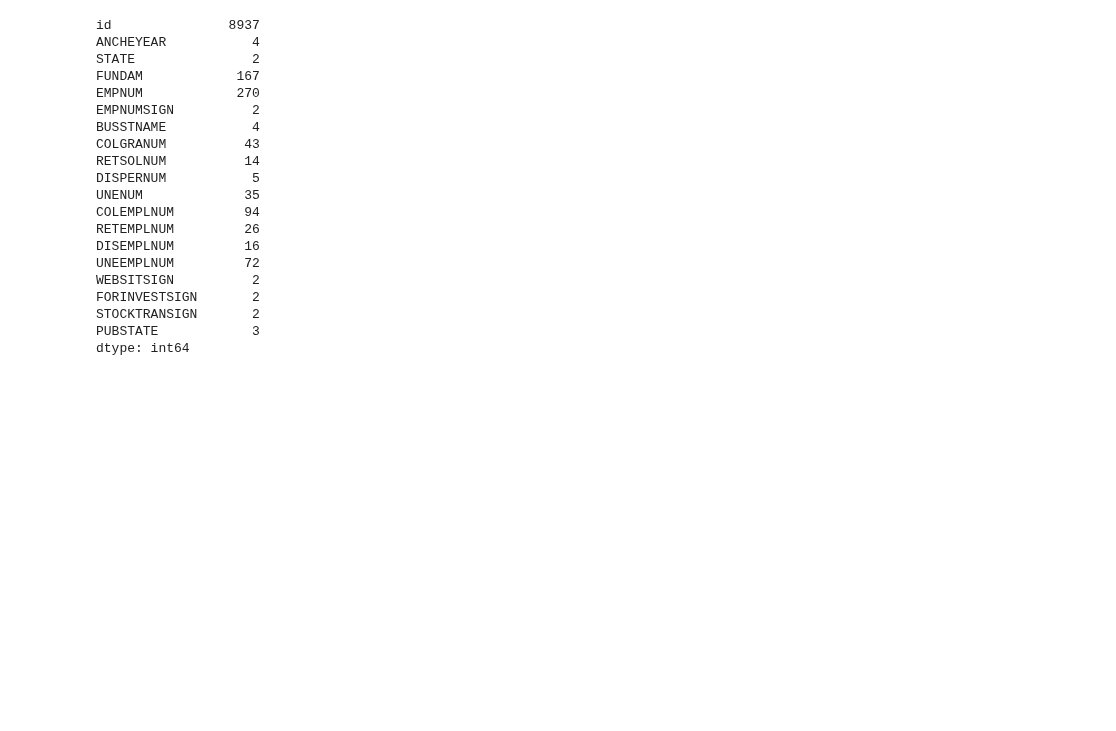
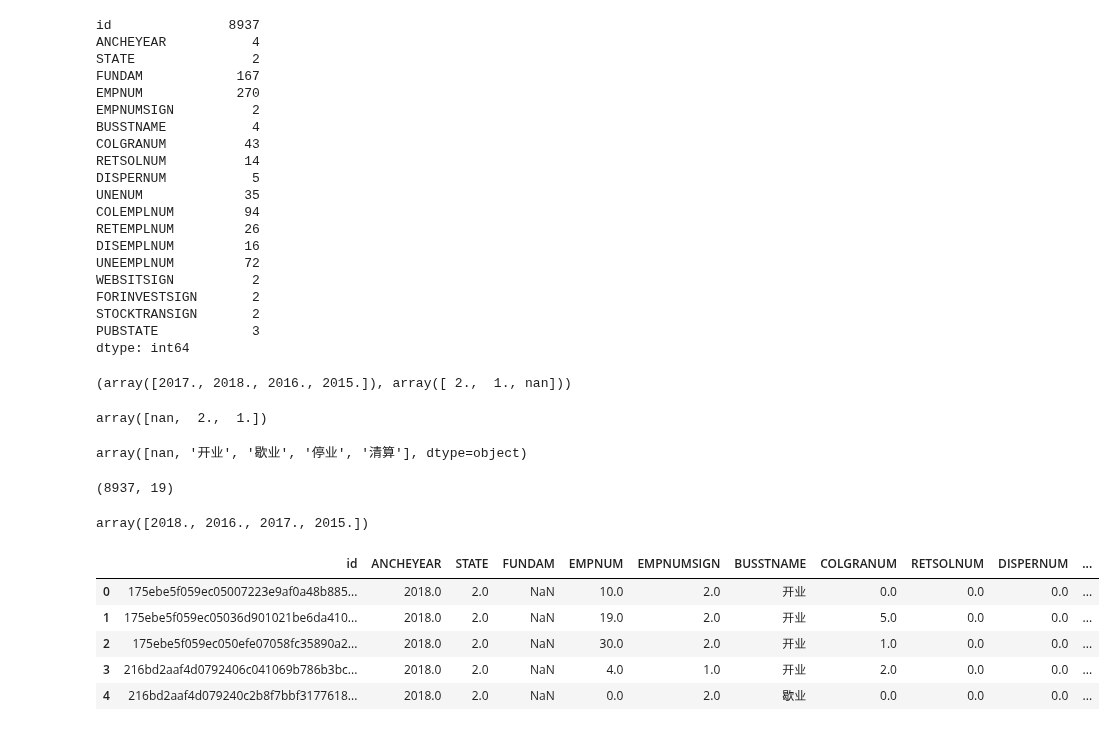
Before and after one commit to michaelzhouy/Competition, a Jupyter notebook: 04-DataFountain/00-CCF/02-企业非法集资风险预测/train/EDA/数据集2：annual_report_info.csv.ipynb, the cells around one changed output. Drawn from its saved outputs; the diff is of its cells as text; code cells hidden in the pictures; blank space fills up the shorter version.

```diff
--- a/04-DataFountain/00-CCF/02-企业非法集资风险预测/train/EDA/数据集2：annual_report_info.csv.ipynb
+++ b/04-DataFountain/00-CCF/02-企业非法集资风险预测/train/EDA/数据集2：annual_report_info.csv.ipynb
@@ -119,3 +120,34 @@ FORINVESTSIGN       2
 STOCKTRANSIGN       2
 PUBSTATE            3
 dtype: int64
+# %%
+annual_report_info['ANCHEYEAR'].unique(), annual_report_info['STATE'].unique()
+# %% [output]
+(array([2017., 2018., 2016., 2015.]), array([ 2.,  1., nan]))
+# %%
+annual_report_info['EMPNUMSIGN'].unique()
+# %% [output]
+array([nan,  2.,  1.])
+# %%
+annual_report_info['BUSSTNAME'].unique()
+# %% [output]
+array([nan, '开业', '歇业', '停业', '清算'], dtype=object)
+# %%
+annual_report_info.sort_values(['id', 'ANCHEYEAR'], inplace=True)
+df = annual_report_info.groupby('id', as_index=False).last()
+df.shape
+# %% [output]
+(8937, 19)
+# %%
+df['ANCHEYEAR'].unique()
+# %% [output]
+array([2018., 2016., 2017., 2015.])
+# %%
+df.head()
+# %% [output]
+|  | id | ANCHEYEAR | STATE | FUNDAM | EMPNUM | EMPNUMSIGN | BUSSTNAME | COLGRANUM | RETSOLNUM | DISPERNUM | ... |
+| 0 | 175ebe5f059ec05007223e9af0a48b885... | 2018.0 | 2.0 | NaN | 10.0 | 2.0 | 开业 | 0.0 | 0.0 | 0.0 | ... |
+| 1 | 175ebe5f059ec05036d901021be6da410... | 2018.0 | 2.0 | NaN | 19.0 | 2.0 | 开业 | 5.0 | 0.0 | 0.0 | ... |
+| 2 | 175ebe5f059ec050efe07058fc35890a2... | 2018.0 | 2.0 | NaN | 30.0 | 2.0 | 开业 | 1.0 | 0.0 | 0.0 | ... |
+| 3 | 216bd2aaf4d0792406c041069b786b3bc... | 2018.0 | 2.0 | NaN | 4.0 | 1.0 | 开业 | 2.0 | 0.0 | 0.0 | ... |
+| 4 | 216bd2aaf4d079240c2b8f7bbf3177618... | 2018.0 | 2.0 | NaN | 0.0 | 2.0 | 歇业 | 0.0 | 0.0 | 0.0 | ... |
```
Also changed, not shown: parts of 7 cells of this notebook.
